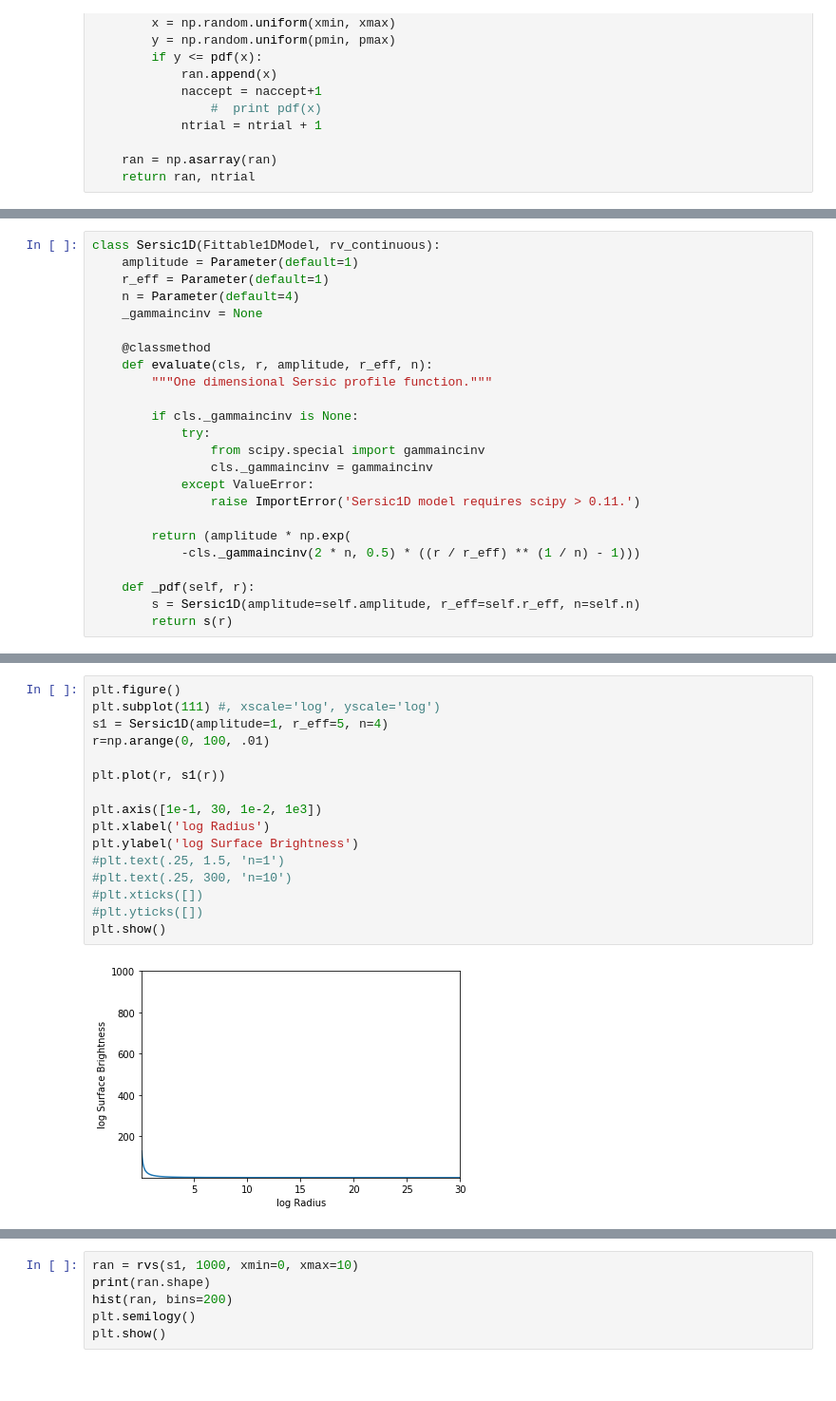
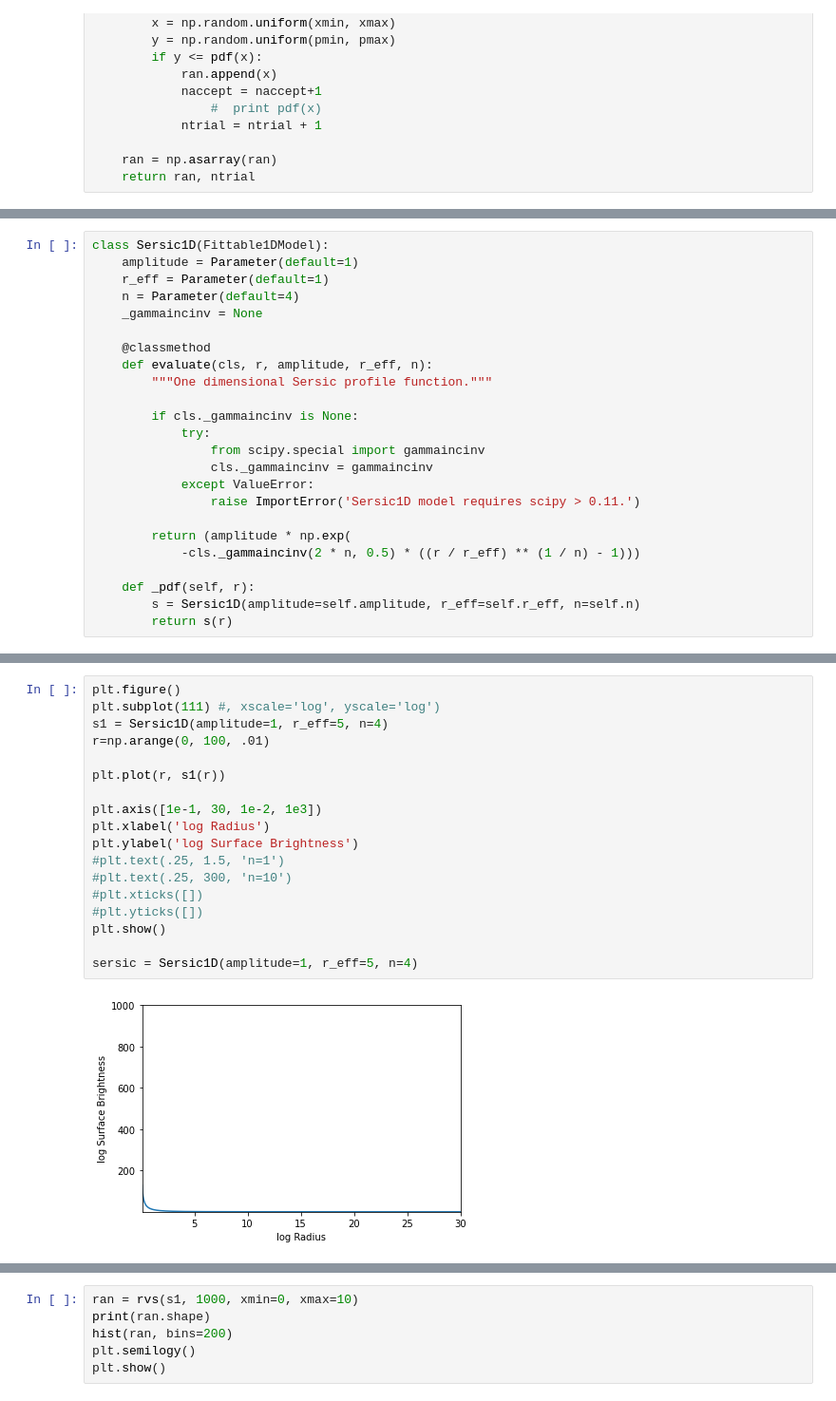
Before and after one commit to miguelverdugo/astromodels, a Jupyter notebook: notebooks/randomvariate.ipynb, the cells around one changed output, grey strips where cells are left out. Shown at 95% size. Drawn from its saved outputs; the diff is of its cells as text.

```diff
--- a/notebooks/randomvariate.ipynb
+++ b/notebooks/randomvariate.ipynb
@@ -72,6 +78,6 @@ def rvs(pdf, n, xmin, xmax):
     return ran[:n]
 # %%
-class Sersic1D(Fittable1DModel, rv_continuous):
+class Sersic1D(Fittable1DModel):
     amplitude = Parameter(default=1)
     r_eff = Parameter(default=1)
     n = Parameter(default=4)
@@ -126,18 +134,20 @@ hist(x)
 # %%
 plt.figure()
 plt.subplot(111) #, xscale='log', yscale='log')
 s1 = Sersic1D(amplitude=1, r_eff=5, n=4)
 r=np.arange(0, 100, .01)
 
 plt.plot(r, s1(r))
 
 plt.axis([1e-1, 30, 1e-2, 1e3])
 plt.xlabel('log Radius')
 plt.ylabel('log Surface Brightness')
 #plt.text(.25, 1.5, 'n=1')
 #plt.text(.25, 300, 'n=10')
 #plt.xticks([])
 #plt.yticks([])
 plt.show()
+
+sersic = Sersic1D(amplitude=1, r_eff=5, n=4)
 # %% [output]
-[figure, old version]
+[figure, new version]
```
Also changed, not shown: parts of 14 cells of this notebook, 4 other files.
